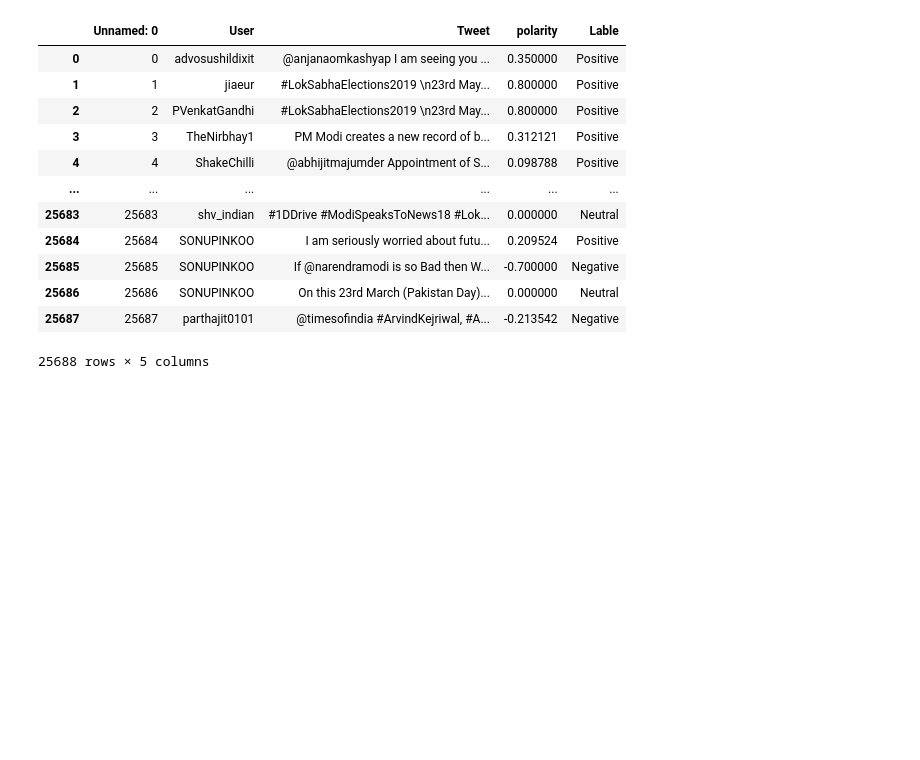
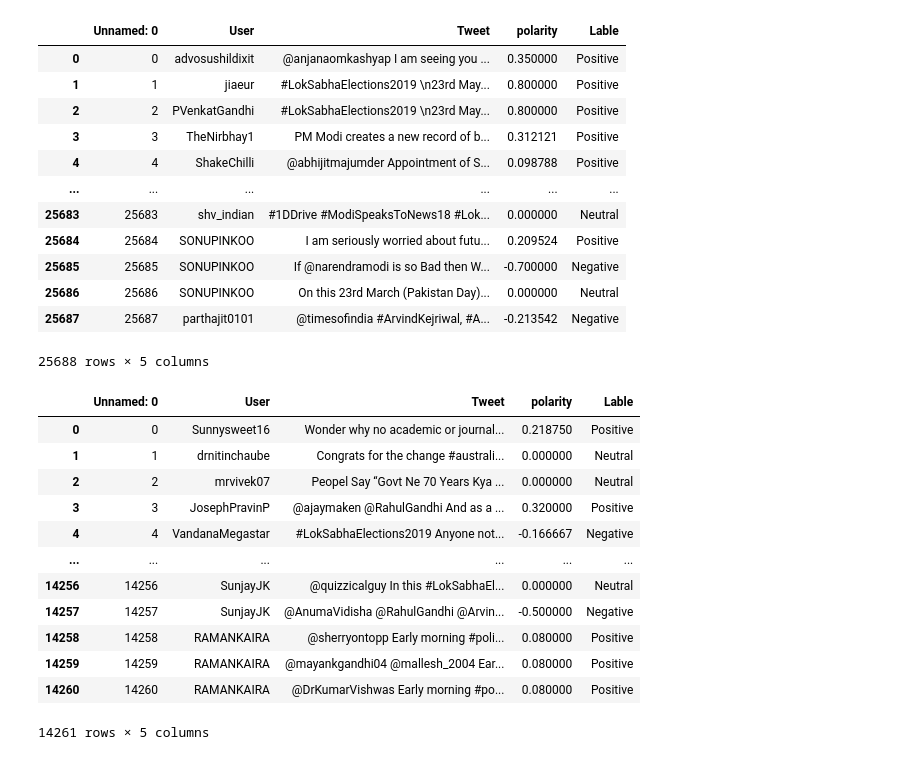
Before and after one commit to shwetashukla44/internship3, a Jupyter notebook: internship2026.ipynb, the cells around one changed output. Saved outputs shown, nothing was run; the diff lists cells and outputs as text; code cells hidden in the pictures; blank space fills up the shorter version.

```diff
--- a/internship2026.ipynb
+++ b/internship2026.ipynb
@@ -993,3 +993,19 @@ modi
 | 25686 | 25686 | SONUPINKOO | On this 23rd March (Pakistan Day)... | 0.000000 | Neutral |
 | 25687 | 25687 | parthajit0101 | @timesofindia #ArvindKejriwal, #A... | -0.213542 | Negative |
 25688 rows × 5 columns
+# %%
+rahul
+# %% [output]
+|  | Unnamed: 0 | User | Tweet | polarity | Lable |
+| 0 | 0 | Sunnysweet16 | Wonder why no academic or journal... | 0.218750 | Positive |
+| 1 | 1 | drnitinchaube | Congrats for the change #australi... | 0.000000 | Neutral |
+| 2 | 2 | mrvivek07 | Peopel Say “Govt Ne 70 Years Kya ... | 0.000000 | Neutral |
+| 3 | 3 | JosephPravinP | @ajaymaken @RahulGandhi And as a ... | 0.320000 | Positive |
+| 4 | 4 | VandanaMegastar | #LokSabhaElections2019 Anyone not... | -0.166667 | Negative |
+| ... | ... | ... | ... | ... | ... |
+| 14256 | 14256 | SunjayJK | @quizzicalguy In this #LokSabhaEl... | 0.000000 | Neutral |
+| 14257 | 14257 | SunjayJK | @AnumaVidisha @RahulGandhi @Arvin... | -0.500000 | Negative |
+| 14258 | 14258 | RAMANKAIRA | @sherryontopp Early morning #poli... | 0.080000 | Positive |
+| 14259 | 14259 | RAMANKAIRA | @mayankgandhi04 @mallesh_2004 Ear... | 0.080000 | Positive |
+| 14260 | 14260 | RAMANKAIRA | @DrKumarVishwas Early morning #po... | 0.080000 | Positive |
+14261 rows × 5 columns
```
